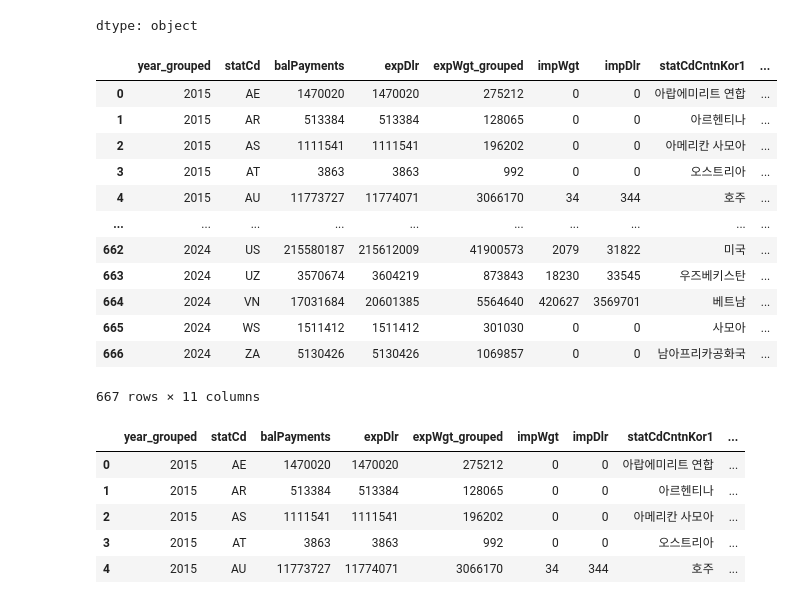
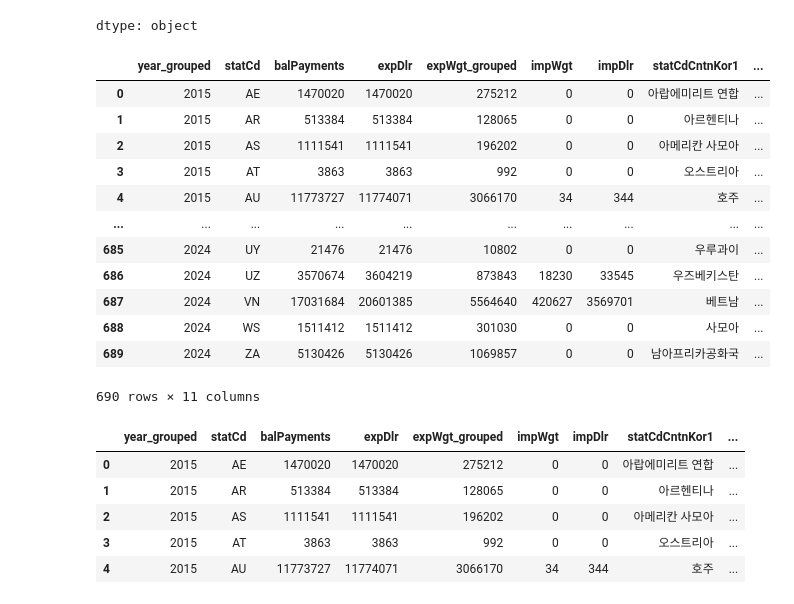
Before and after one commit to datadigger01/AI-Trade, a Jupyter notebook: Tariff_hs_ramen_ex1.ipynb, the cells around one changed output. Saved outputs shown, nothing was run; the diff lists cells and outputs as text; code cells hidden in the pictures.

```diff
--- a/Tariff_hs_ramen_ex1.ipynb
+++ b/Tariff_hs_ramen_ex1.ipynb
@@ -240,28 +240,28 @@ dtype: object
 # %%
 ### grouped_trade_df 데이터셋에서 year 컬럼 값이 2019 이면서 expWgt 컬럼값이 36710 이상인 값만을 가지고 대상의 year컬럼, statCd 컬럼, expWgt 컬럼을 추출하여 target_list 라는 이름으로 데이터셋을 생성하고 난후,
 # grouped_trade_df 데이터셋과 statCd 컬럼을 기준으로 하여 merge를 해줘.
 
-# Filter grouped_trade_df for year 2019 and expWgt >= 36710
-target_list = grouped_trade_df[(grouped_trade_df['year'] == 2019) & (grouped_trade_df['expWgt'] >= 36710)][['year', 'statCd', 'expWgt']]
+# Filter grouped_trade_df for year 2019 and expWgt >= 30000
+target_list = grouped_trade_df[(grouped_trade_df['year'] == 2019) & (grouped_trade_df['expWgt'] >= 30000)][['year', 'statCd', 'expWgt']]
 
 # Merge grouped_trade_df with target_list on statCd
 merged_df = pd.merge(grouped_trade_df, target_list, on='statCd', suffixes=('_grouped', '_target'))
 
 display(merged_df)
 # %% [output]
 |  | year_grouped | statCd | balPayments | expDlr | expWgt_grouped | impWgt | impDlr | statCdCntnKor1 | ... |
 | 0 | 2015 | AE | 1470020 | 1470020 | 275212 | 0 | 0 | 아랍에미리트 연합 | ... |
 | 1 | 2015 | AR | 513384 | 513384 | 128065 | 0 | 0 | 아르헨티나 | ... |
 | 2 | 2015 | AS | 1111541 | 1111541 | 196202 | 0 | 0 | 아메리칸 사모아 | ... |
 | 3 | 2015 | AT | 3863 | 3863 | 992 | 0 | 0 | 오스트리아 | ... |
 | 4 | 2015 | AU | 11773727 | 11774071 | 3066170 | 34 | 344 | 호주 | ... |
 | ... | ... | ... | ... | ... | ... | ... | ... | ... | ... |
-| 662 | 2024 | US | 215580187 | 215612009 | 41900573 | 2079 | 31822 | 미국 | ... |
-| 663 | 2024 | UZ | 3570674 | 3604219 | 873843 | 18230 | 33545 | 우즈베키스탄 | ... |
-| 664 | 2024 | VN | 17031684 | 20601385 | 5564640 | 420627 | 3569701 | 베트남 | ... |
-| 665 | 2024 | WS | 1511412 | 1511412 | 301030 | 0 | 0 | 사모아 | ... |
-| 666 | 2024 | ZA | 5130426 | 5130426 | 1069857 | 0 | 0 | 남아프리카공화국 | ... |
+| 685 | 2024 | UY | 21476 | 21476 | 10802 | 0 | 0 | 우루과이 | ... |
+| 686 | 2024 | UZ | 3570674 | 3604219 | 873843 | 18230 | 33545 | 우즈베키스탄 | ... |
+| 687 | 2024 | VN | 17031684 | 20601385 | 5564640 | 420627 | 3569701 | 베트남 | ... |
+| 688 | 2024 | WS | 1511412 | 1511412 | 301030 | 0 | 0 | 사모아 | ... |
+| 689 | 2024 | ZA | 5130426 | 5130426 | 1069857 | 0 | 0 | 남아프리카공화국 | ... |
-667 rows × 11 columns
+690 rows × 11 columns
 # %%
 ## merged_df 데이터셋에서 expWgt 컬럼값을 expWgt_target 컬럼값으로 나누고 컬럼명은 ratio_expWgt_2019b로 해주고 만일 , 해당 컬럼값에 missing 값이 존재하면 0으로 처리를 해줘.
 
```
Also changed, not shown: parts of 4 cells of this notebook.
